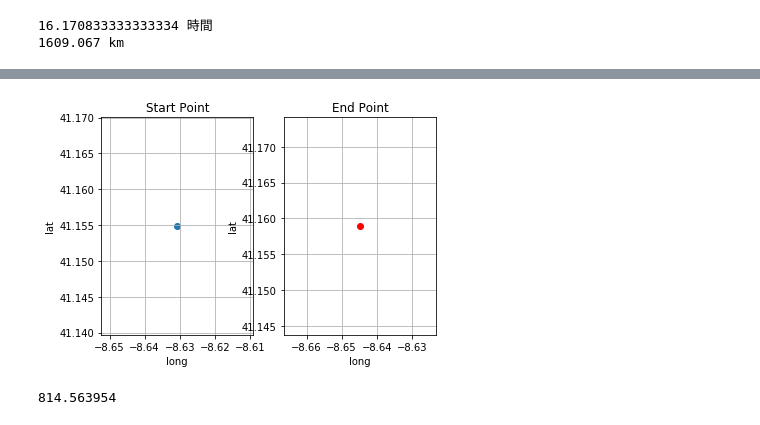
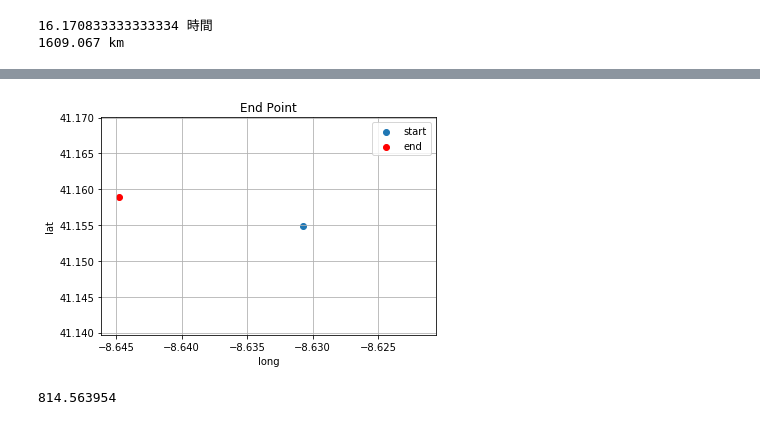
Before and after one commit to snufkin92/taxi_service_trajectory, a Jupyter notebook: taxi_service_trajectory_03.ipynb, the cells around one changed output, grey strips where cells are left out. Saved outputs shown, nothing was run; the diff lists cells and outputs as text; code cells hidden in the pictures.

```diff
--- a/taxi_service_trajectory_03.ipynb
+++ b/taxi_service_trajectory_03.ipynb
@@ -86,24 +86,17 @@ df[ df["distance"] > 1.60e+03]
 # %% [output]
 |  | TIMESTAMP | year | month | day | weekday | hour | minute | second | TAXI_ID | TRIP_ID | holiday | ... |
 | 1238238 | 1396444676 | 2014 | 4 | 2 | wed | 13 | 17 | 56 | 20000386 | 1396444676620000386 | o | ... |
-# %%
-fig, ax = plt.subplots(1, 2)
-
-ax[0].scatter(-8.630694, 41.154858)
-ax[0].set_title("Start Point")
-ax[0].set_xlabel("long")
-ax[0].set_ylabel("lat")
-ax[0].grid()
-
-ax[1].scatter(-8.644806, 41.158917, color="r")
-ax[1].set_title("End Point")
-ax[1].set_xlabel("long")
-ax[1].set_ylabel("lat")
-ax[1].grid()
-
-plt.show()
-# %% [output]
-[figure, removed]
+# %%
+plt.scatter(-8.630694, 41.154858, label="start")
+plt.scatter(-8.644806, 41.158917, color="r", label="end")
+plt.title("Start - End Point")
+plt.title("End Point")
+plt.xlabel("long")
+plt.ylabel("lat")
+plt.legend()
+plt.grid()
+# %% [output]
+[figure, added]
 # %%
 # 経度における 最大 - 最小 距離
 (-4.816116e+00 - -1.215453e+01) * 111
```
Also changed, not shown: parts of 65 cells of this notebook, 2 other files.
